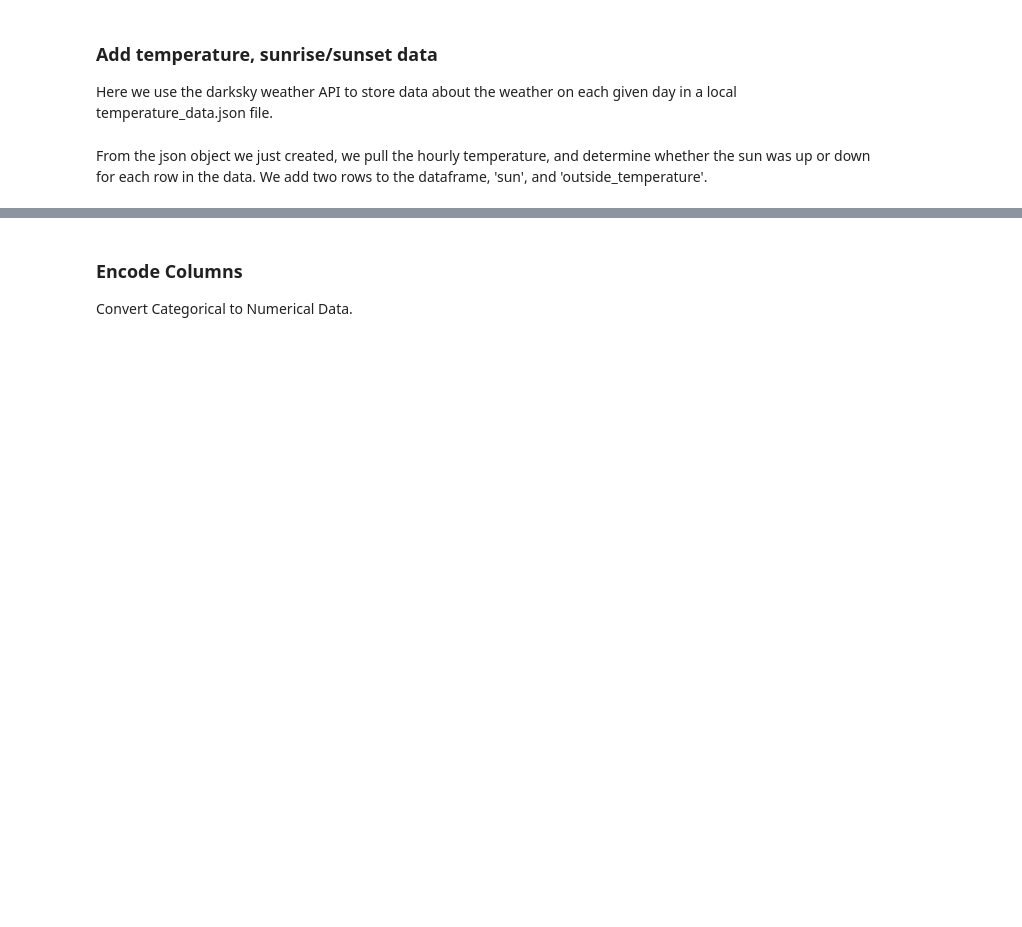
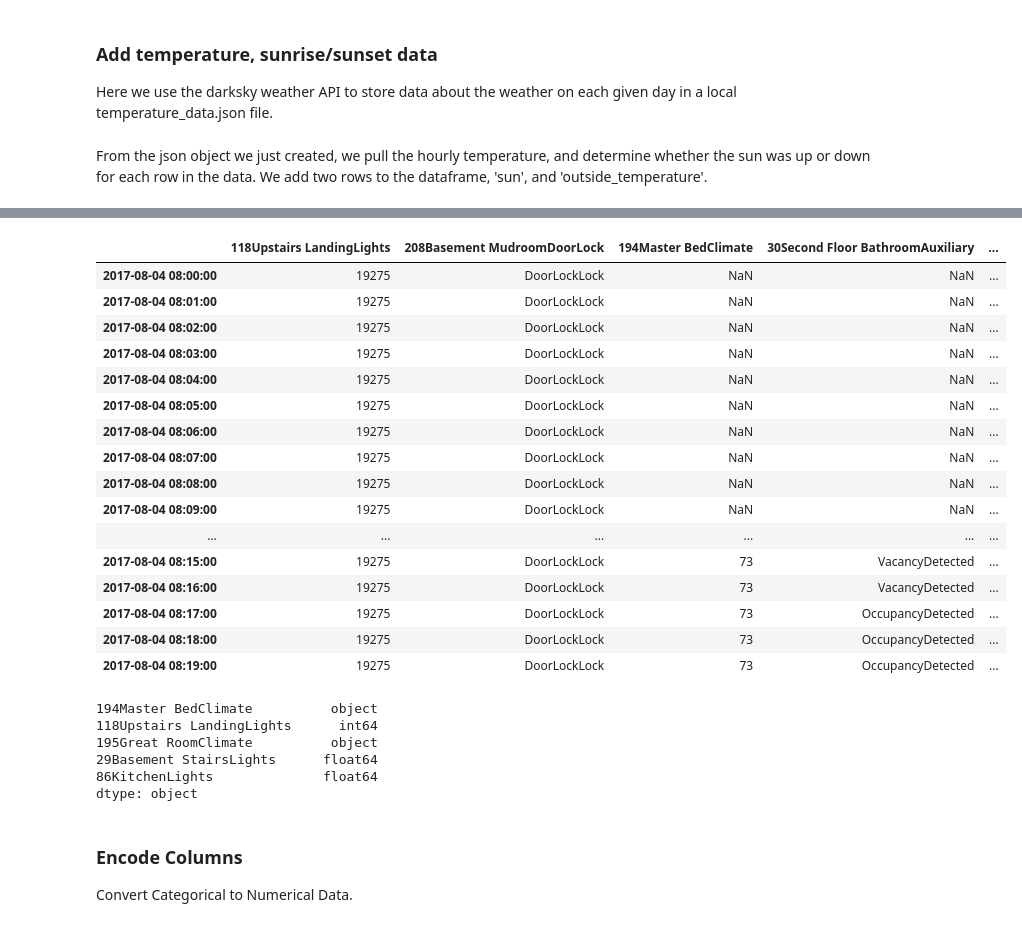
Before and after one commit to RBSystems/DataScience, a Jupyter notebook: data_preprocess.ipynb, the cells around one changed output, grey strips where cells are left out. Cells and saved outputs as stored; diff of their text form; code cells hidden in the pictures; blank space fills up the shorter version.

```diff
--- a/data_preprocess.ipynb
+++ b/data_preprocess.ipynb
@@ -572,0 +607,20 @@ test_event_df.index = pd.DatetimeIndex(test_event_df['unix_time'])
+# %%
+state_df.fillna(method='ffill').head(20)
+# %% [output]
+|  | 118Upstairs LandingLights | 208Basement MudroomDoorLock | 194Master BedClimate | 30Second Floor BathroomAuxiliary | ... |
+| 2017-08-04 08:00:00 | 19275 | DoorLockLock | NaN | NaN | ... |
+| 2017-08-04 08:01:00 | 19275 | DoorLockLock | NaN | NaN | ... |
+| 2017-08-04 08:02:00 | 19275 | DoorLockLock | NaN | NaN | ... |
+| 2017-08-04 08:03:00 | 19275 | DoorLockLock | NaN | NaN | ... |
+| 2017-08-04 08:04:00 | 19275 | DoorLockLock | NaN | NaN | ... |
+| 2017-08-04 08:05:00 | 19275 | DoorLockLock | NaN | NaN | ... |
+| 2017-08-04 08:06:00 | 19275 | DoorLockLock | NaN | NaN | ... |
+| 2017-08-04 08:07:00 | 19275 | DoorLockLock | NaN | NaN | ... |
+| 2017-08-04 08:08:00 | 19275 | DoorLockLock | NaN | NaN | ... |
+| 2017-08-04 08:09:00 | 19275 | DoorLockLock | NaN | NaN | ... |
+| ... | ... | ... | ... | ... | ... |
+| 2017-08-04 08:15:00 | 19275 | DoorLockLock | 73 | VacancyDetected | ... |
+| 2017-08-04 08:16:00 | 19275 | DoorLockLock | 73 | VacancyDetected | ... |
+| 2017-08-04 08:17:00 | 19275 | DoorLockLock | 73 | OccupancyDetected | ... |
+| 2017-08-04 08:18:00 | 19275 | DoorLockLock | 73 | OccupancyDetected | ... |
+| 2017-08-04 08:19:00 | 19275 | DoorLockLock | 73 | OccupancyDetected | ... |
@@ -573,3 +630,12 @@ test_event_df.index = pd.DatetimeIndex(test_event_df['unix_time'])
+# %%
+test_state_df.dtypes
+# %% [output]
+194Master BedClimate          object
+118Upstairs LandingLights      int64
+195Great RoomClimate          object
+29Basement StairsLights      float64
+86KitchenLights              float64
+dtype: object
 # %% [markdown]
 ### Encode Columns
 
```
Also changed, not shown: parts of 34 cells of this notebook, 5 other files.
